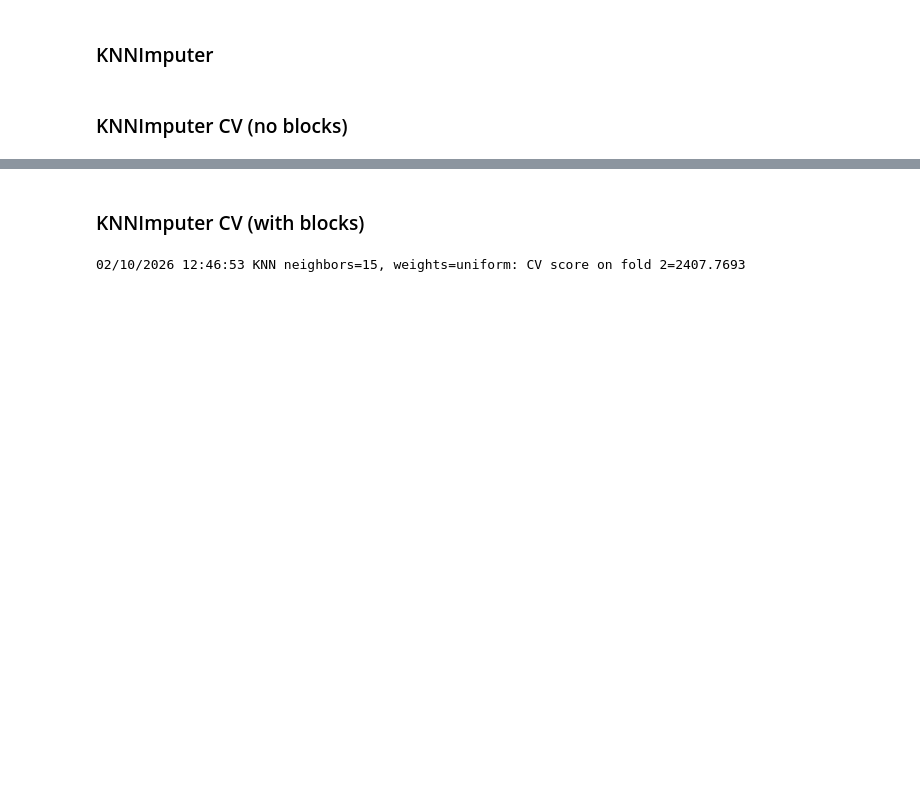
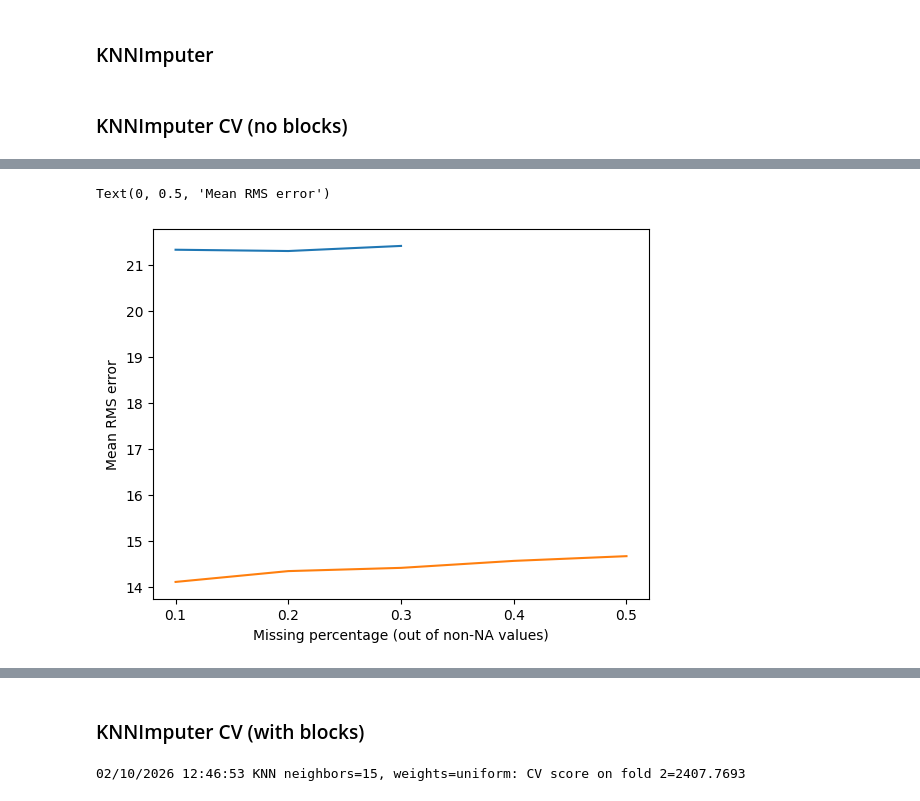
Before and after one commit to ojsant/gradu, a Jupyter notebook: pad_imputation.ipynb, the cells around one changed output, grey strips where cells are left out. Cells and saved outputs as stored; diff of their text form; code cells hidden in the pictures; blank space fills up the shorter version.

```diff
--- a/pad_imputation.ipynb
+++ b/pad_imputation.ipynb
@@ -152,0 +218,26 @@ for n in neighbors:
+# %%
+import matplotlib.pyplot as plt
+import pandas as pd
+df_ang = pd.read_csv("binningimputer_on_wind_angular.csv")
+df_temp = pd.read_csv("binningimputer_on_wind_temporal.csv")
+df_knn = pd.read_csv("knn_imputer_on_wind_5neighbors.csv")
+
+pcts = [0.1, 0.2, 0.3, 0.4, 0.5]
+knn_scores, ang_scores, temp_scores = [], [], []
+
+for pct in pcts:
+    # print(df_knn[df_knn["miss_percent"] == pct].score.mean())
+    # print(df_ang[df_ang["miss_percent"] == pct].score.mean())
+    # print(df_temp[df_temp["miss_percent"] == pct].score.mean())
+    knn_scores.append(df_knn[df_knn["miss_percent"] == pct].score.mean())
+    ang_scores.append(df_ang[df_ang["miss_percent"] == pct].score.mean())
+    temp_scores.append(df_temp[df_temp["miss_percent"] == pct].score.mean())
+# %%
+fig, ax = plt.subplots()
+plt.plot(pcts, knn_scores, pcts, temp_scores)
+plt.xlabel("Missing percentage (out of non-NA values)")
+plt.xticks(pcts)
+plt.ylabel("Mean RMS error")
+# %% [output]
+Text(0, 0.5, 'Mean RMS error')
+[figure, added]
```
Also changed, not shown: parts of 11 cells of this notebook, 10 other files.
